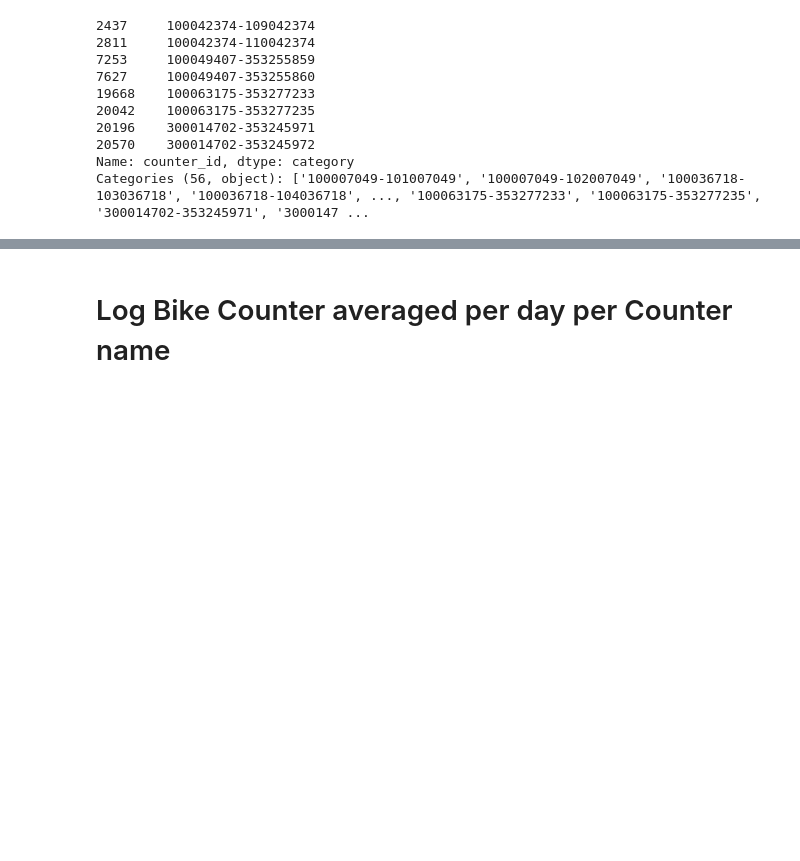
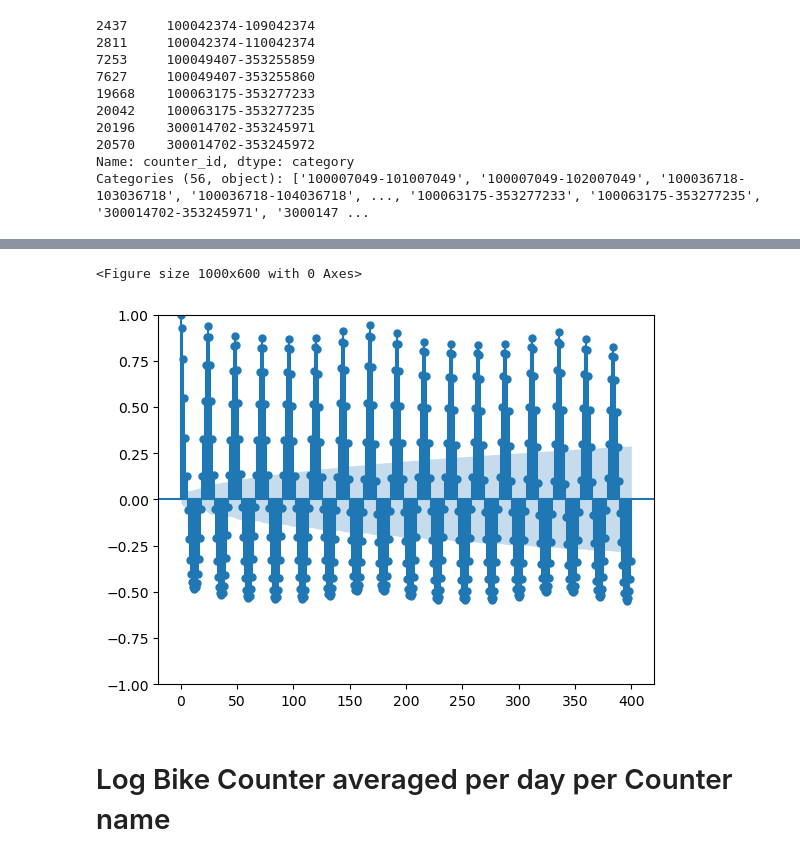
Before and after one commit to maximotk/bike_counters, a Jupyter notebook: Spatial_Analysis.ipynb, the cells around one changed output, grey strips where cells are left out. Saved outputs shown, nothing was run; the diff lists cells and outputs as text; code cells hidden in the pictures; blank space fills up the shorter version.

Commit message:
Autocorrelation

```diff
--- a/Spatial_Analysis.ipynb
+++ b/Spatial_Analysis.ipynb
@@ -189,3 +189,39 @@ Eliminate 5208 data points out of 496827
 | 2 | 100007049-102007049 | 2020-09-01 | 28 boulevard Diderot E-O | 100007049 | 28 boulevard Diderot | 0.0 | 2020-09-01 04:00:00 | ... |
 | 3 | 100007049-102007049 | 2020-09-01 | 28 boulevard Diderot E-O | 100007049 | 28 boulevard Diderot | 4.0 | 2020-09-01 15:00:00 | ... |
 | 4 | 100007049-102007049 | 2020-09-01 | 28 boulevard Diderot E-O | 100007049 | 28 boulevard Diderot | 9.0 | 2020-09-01 18:00:00 | ... |
+# %%
+import matplotlib.pyplot as plt
+import pandas as pd
+import seaborn as sns
+from statsmodels.graphics.tsaplots import plot_acf
+
+# Assuming 'data' is your original DataFrame
+
+# Truncate the timestamp to the nearest hour
+data["hour_truncated"] = data["date"].dt.floor("H")
+
+# Group by 'counter_id' and 'hour_truncated', summing the 'log_bike_count'
+grouped_data = (
+    data.groupby(["counter_id", "hour_truncated"])["log_bike_count"]
+    .sum()
+    .reset_index()
+)
+
+# (Optional) If you want to focus on a specific counter, you can filter here
+# Example: filter by a particular counter_id, if necessary
+# grouped_data = grouped_data[grouped_data["counter_id"] == 1]
+
+# You may want to inspect the data for a specific counter or all counters:
+print(grouped_data.head())
+
+# For the autocorrelation plot, you need to focus on a specific counter or combine the data
+# Combine all counters' data (if you want a global sum across all counters)
+# This assumes you want the aggregated data for all counters summed up
+
+aggregated_data = grouped_data.groupby("hour_truncated")["log_bike_count"].sum()
+
+# Plot the autocorrelation of the summed bike counts
+plt.figure(figsize=(10, 6))
+plot_acf(aggregated_data, lags=400, title="", alpha=0.05)
+plt.show()
+# %% [output]
@@ -192,3 +234,5 @@ Eliminate 5208 data points out of 496827
+<Figure size 1000x600 with 0 Axes>
+[figure, added]
 # %% [markdown]
 # Log Bike Counter averaged per day per Counter name
 # %%
```
Also changed, not shown: parts of 2 cells of this notebook, 1 other file.
